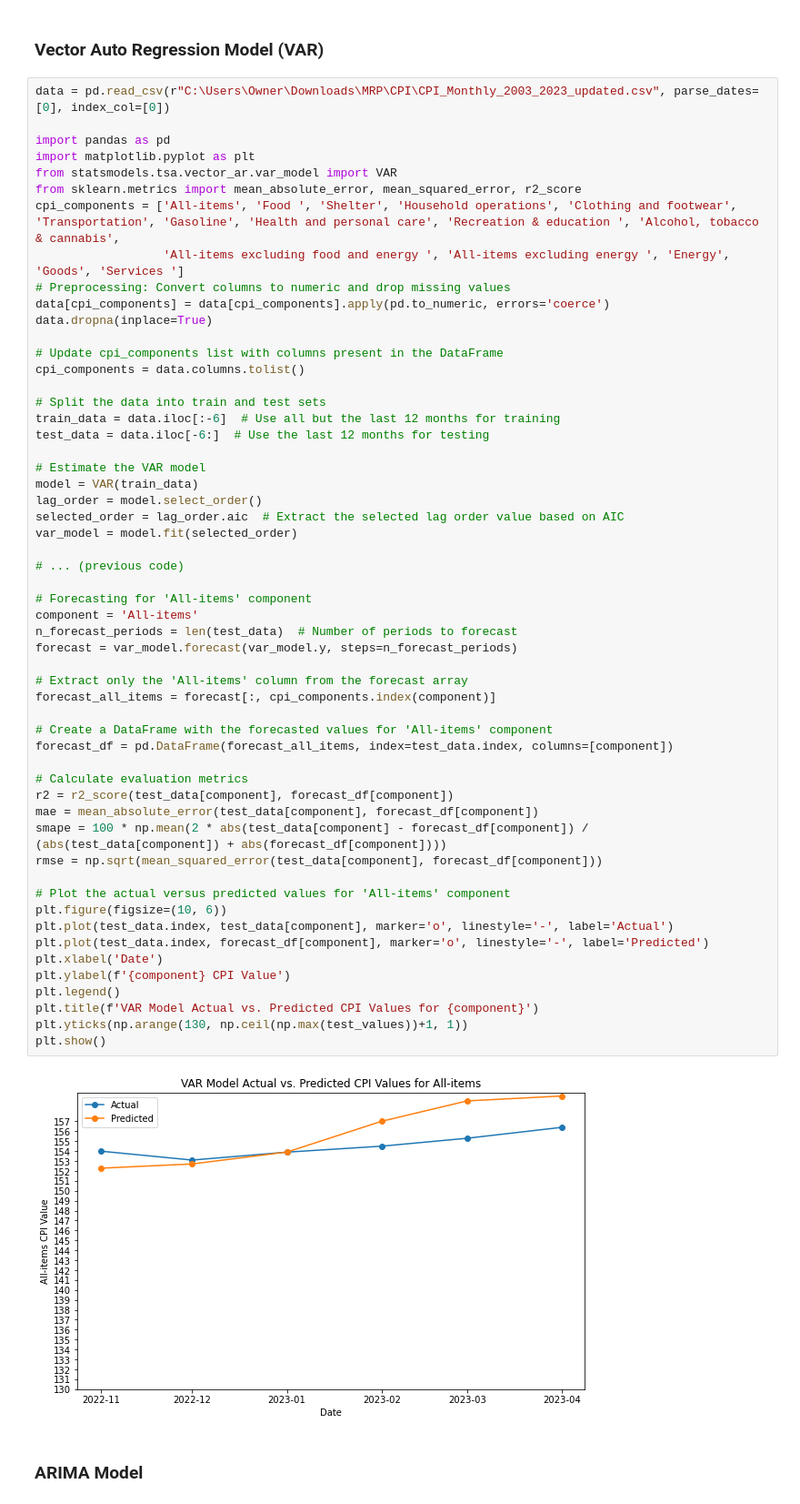
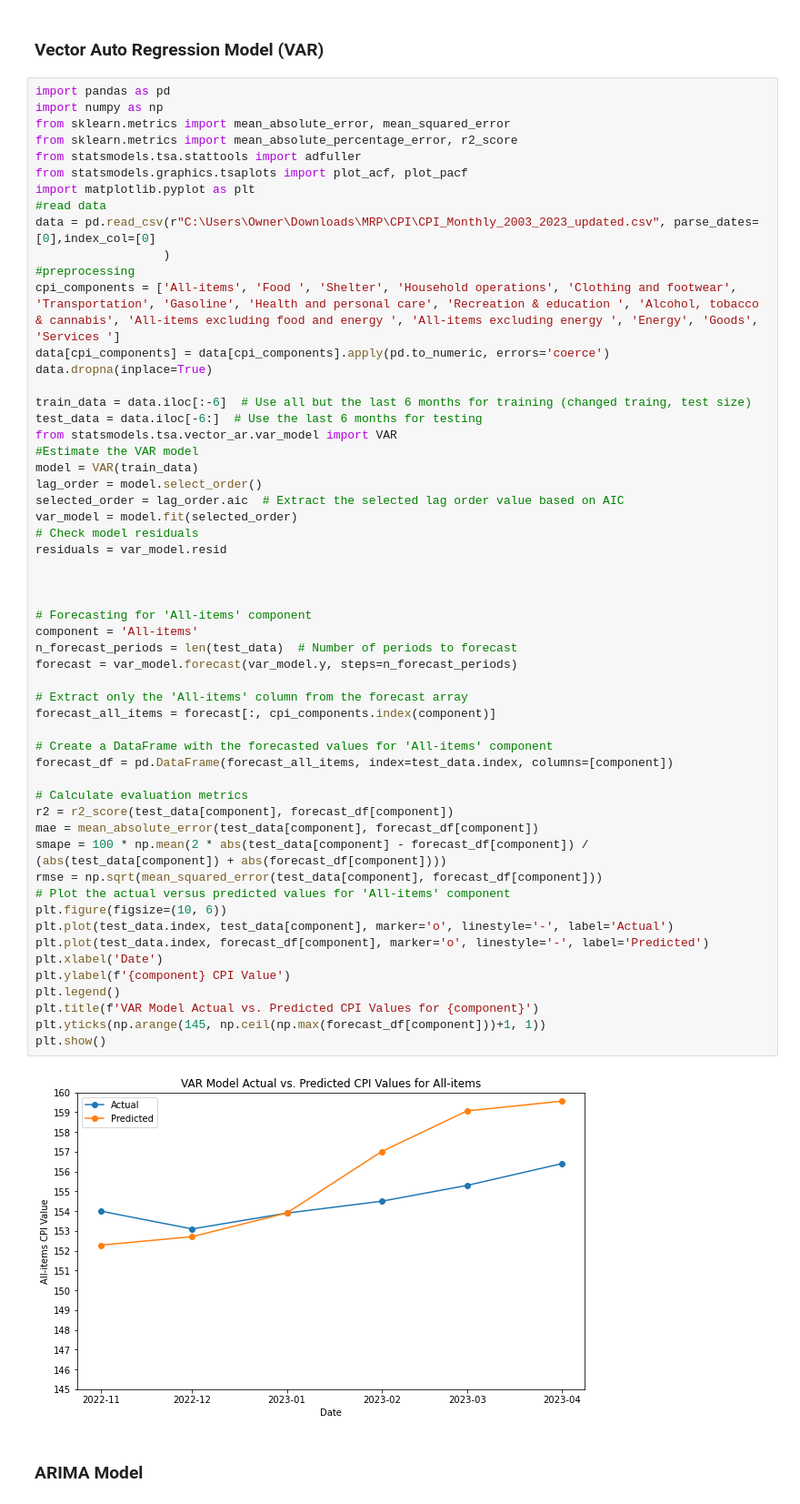
Before and after one commit to maamecobbinah/Masters-Research-Project-, a Jupyter notebook: Results.ipynb, the cells around one changed output. Shown at 91% size. Saved outputs shown, nothing was run; the diff lists cells and outputs as text.

```diff
--- a/Results.ipynb
+++ b/Results.ipynb
@@ -243,61 +238,61 @@ plt.show()
 # %% [markdown]
 ### Vector Auto Regression Model (VAR)
 # %%
-data = pd.read_csv(r"C:\Users\Owner\Downloads\MRP\CPI\CPI_Monthly_2003_2023_updated.csv", parse_dates=[0], index_col=[0])
-
 import pandas as pd
+import numpy as np
+from sklearn.metrics import mean_absolute_error, mean_squared_error
+from sklearn.metrics import mean_absolute_percentage_error, r2_score
+from statsmodels.tsa.stattools import adfuller
+from statsmodels.graphics.tsaplots import plot_acf, plot_pacf
 import matplotlib.pyplot as plt
-from statsmodels.tsa.vector_ar.var_model import VAR
-from sklearn.metrics import mean_absolute_error, mean_squared_error, r2_score
-cpi_components = ['All-items', 'Food ', 'Shelter', 'Household operations', 'Clothing and footwear', 'Transportation', 'Gasoline', 'Health and personal care', 'Recreation & education ', 'Alcohol, tobacco & cannabis',
-                  'All-items excluding food and energy ', 'All-items excluding energy ', 'Energy', 'Goods', 'Services ']
-# Preprocessing: Convert columns to numeric and drop missing values
+#read data
+data = pd.read_csv(r"C:\Users\Owner\Downloads\MRP\CPI\CPI_Monthly_2003_2023_updated.csv", parse_dates=[0],index_col=[0]
+                  )
+#preprocessing
+cpi_components = ['All-items', 'Food ', 'Shelter', 'Household operations', 'Clothing and footwear', 'Transportation', 'Gasoline', 'Health and personal care', 'Recreation & education ', 'Alcohol, tobacco & cannabis', 'All-items excluding food and energy ', 'All-items excluding energy ', 'Energy', 'Goods', 'Services ']
 data[cpi_components] = data[cpi_components].apply(pd.to_numeric, errors='coerce')
 data.dropna(inplace=True)
 
-# Update cpi_components list with columns present in the DataFrame
-cpi_components = data.columns.tolist()
-
-# Split the data into train and test sets
-train_data = data.iloc[:-6]  # Use all but the last 12 months for training
-test_data = data.iloc[-6:]  # Use the last 12 months for testing
-
-# Estimate the VAR model
+train_data = data.iloc[:-6]  # Use all but the last 6 months for training (changed traing, test size)
+test_data = data.iloc[-6:]  # Use the last 6 months for testing
+from statsmodels.tsa.vector_ar.var_model import VAR
+#Estimate the VAR model
 model = VAR(train_data)
 lag_order = model.select_order()
 selected_order = lag_order.aic  # Extract the selected lag order value based on AIC
 var_model = model.fit(selected_order)
+# Check model residuals
+residuals = var_model.resid
 
-# ... (previous code)
+
 
 # Forecasting for 'All-items' component
 component = 'All-items'
 n_forecast_periods = len(test_data)  # Number of periods to forecast
 forecast = var_model.forecast(var_model.y, steps=n_forecast_periods)
 
 # Extract only the 'All-items' column from the forecast array
 forecast_all_items = forecast[:, cpi_components.index(component)]
 
 # Create a DataFrame with the forecasted values for 'All-items' component
 forecast_df = pd.DataFrame(forecast_all_items, index=test_data.index, columns=[component])
 
 # Calculate evaluation metrics
 r2 = r2_score(test_data[component], forecast_df[component])
 mae = mean_absolute_error(test_data[component], forecast_df[component])
 smape = 100 * np.mean(2 * abs(test_data[component] - forecast_df[component]) / (abs(test_data[component]) + abs(forecast_df[component])))
 rmse = np.sqrt(mean_squared_error(test_data[component], forecast_df[component]))
-
 # Plot the actual versus predicted values for 'All-items' component
 plt.figure(figsize=(10, 6))
 plt.plot(test_data.index, test_data[component], marker='o', linestyle='-', label='Actual')
 plt.plot(test_data.index, forecast_df[component], marker='o', linestyle='-', label='Predicted')
 plt.xlabel('Date')
 plt.ylabel(f'{component} CPI Value')
 plt.legend()
 plt.title(f'VAR Model Actual vs. Predicted CPI Values for {component}')
-plt.yticks(np.arange(130, np.ceil(np.max(test_values))+1, 1))
+plt.yticks(np.arange(145, np.ceil(np.max(forecast_df[component]))+1, 1))
 plt.show()
 # %% [output]
-[figure, old version]
+[figure, new version]
 # %% [markdown]
 ### ARIMA Model
```
Also changed, not shown: parts of 15 cells of this notebook.
